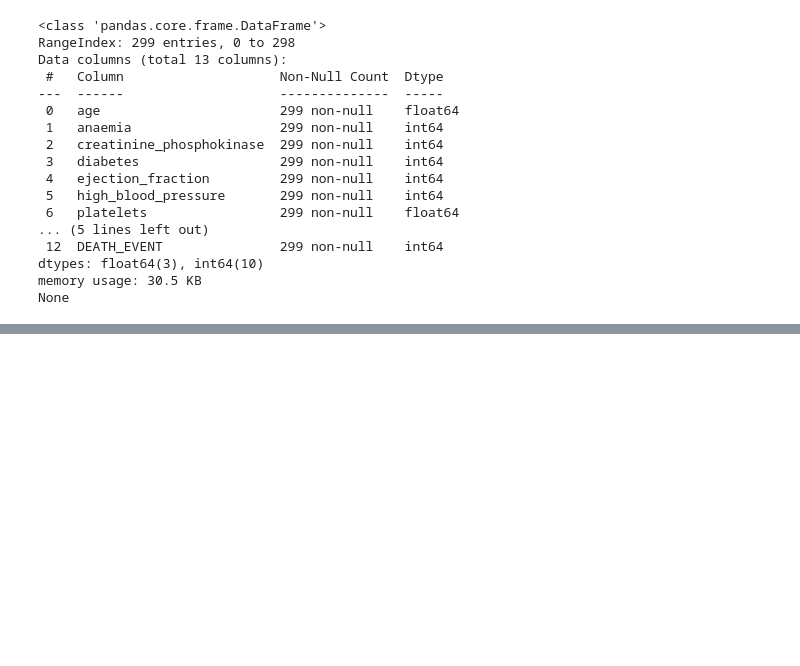
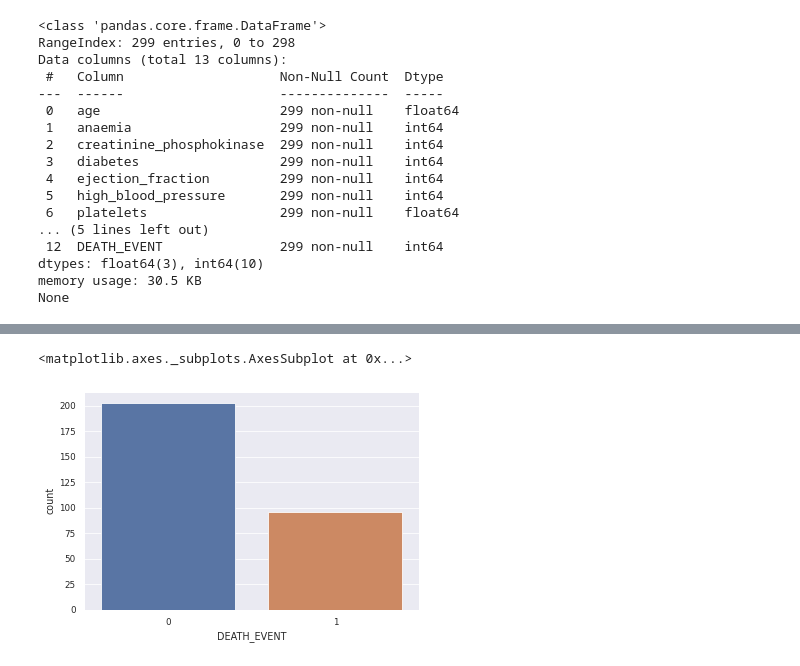
Before and after one commit to AMMLRepos/heart-failure-detection, a Jupyter notebook: heart_failure_prediction.ipynb, the cells around one changed output, grey strips where cells are left out. Saved outputs shown, nothing was run; the diff lists cells and outputs as text; code cells hidden in the pictures; blank space fills up the shorter version.

```diff
--- a/heart_failure_prediction.ipynb
+++ b/heart_failure_prediction.ipynb
@@ -88,0 +120,5 @@ None
+# %%
+sns.countplot(x = "DEATH_EVENT", data = raw_heart_df)
+# %% [output]
+<matplotlib.axes._subplots.AxesSubplot at 0x...>
+[figure, added]
```
Also changed, not shown: parts of 14 cells of this notebook.
